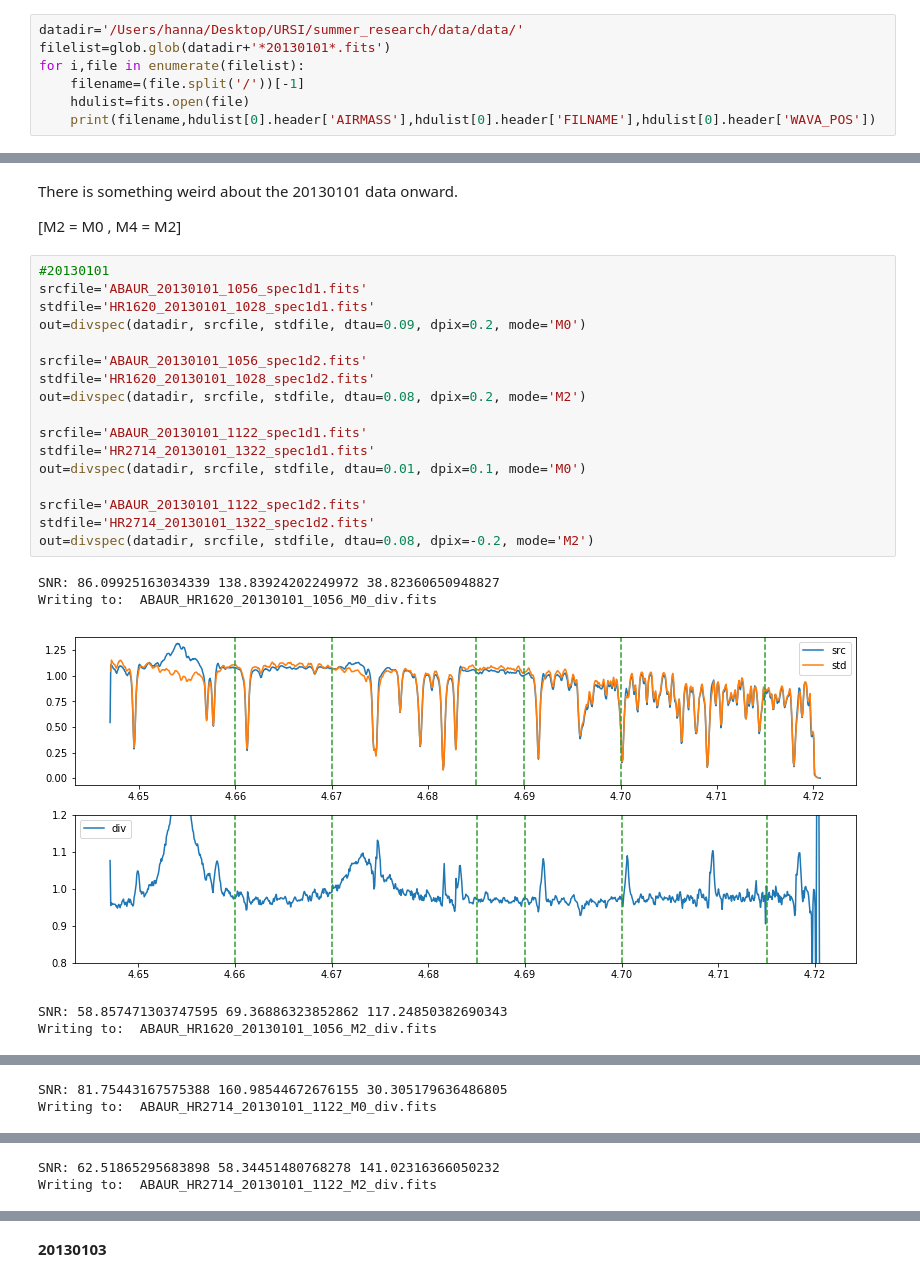
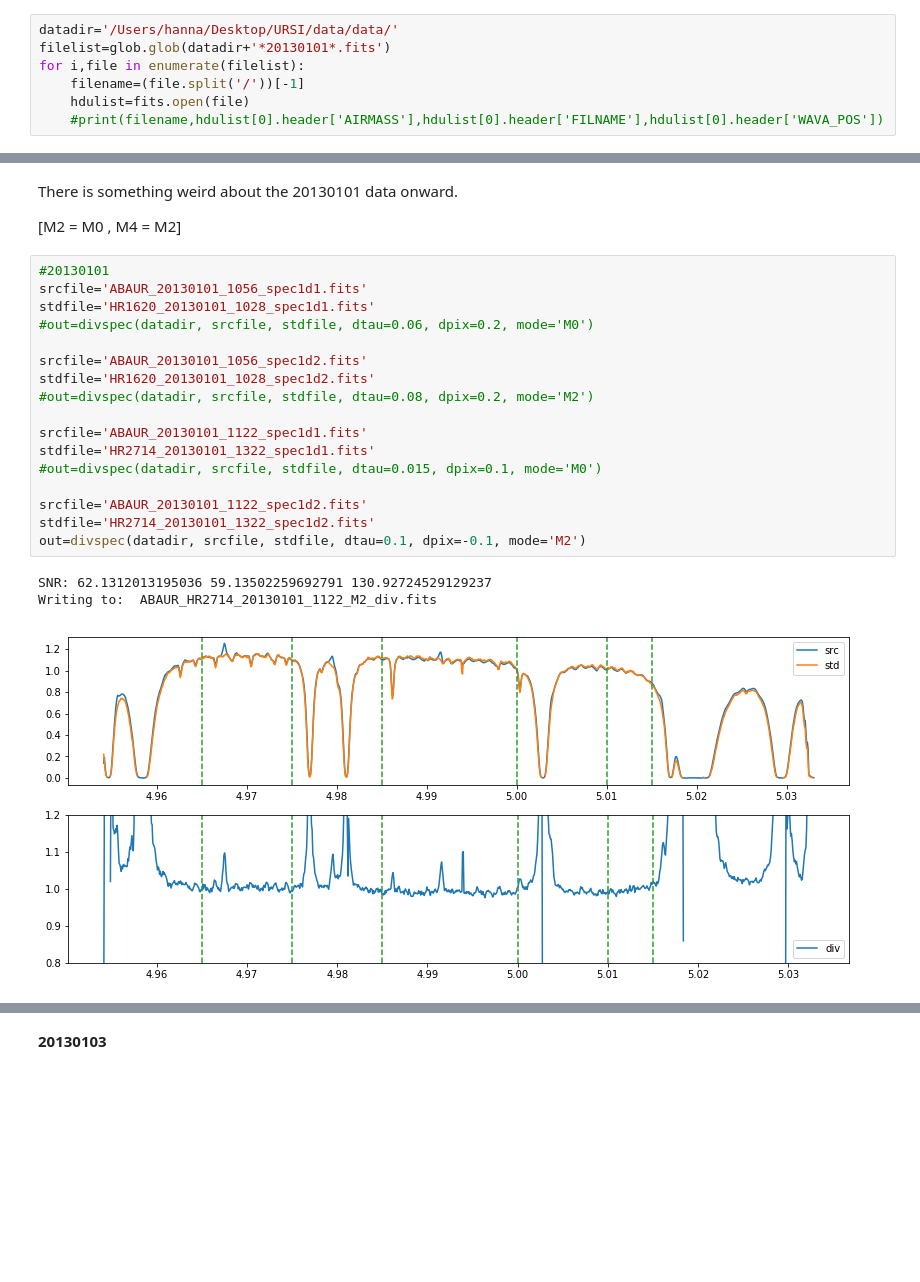
Before and after one commit to hanmars1822/summer_research, a Jupyter notebook: telluric_correction_abaur.ipynb, the cells around one changed output, grey strips where cells are left out. Drawn from its saved outputs; the diff is of its cells as text; blank space fills up the shorter version.

```diff
--- a/telluric_correction_abaur.ipynb
+++ b/telluric_correction_abaur.ipynb
@@ -199,9 +106,9 @@ Writing to:  ABAUR_HR4494_20121231_1120_M3_div.fits
 # %% [markdown]
 **20130101**
 # %%
-datadir='/Users/hanna/Desktop/URSI/summer_research/data/data/'
+datadir='/Users/hanna/Desktop/URSI/data/data/'
 filelist=glob.glob(datadir+'*20130101*.fits')
 for i,file in enumerate(filelist):
     filename=(file.split('/'))[-1]
     hdulist=fits.open(file)
-    print(filename,hdulist[0].header['AIRMASS'],hdulist[0].header['FILNAME'],hdulist[0].header['WAVA_POS'])
+    #print(filename,hdulist[0].header['AIRMASS'],hdulist[0].header['FILNAME'],hdulist[0].header['WAVA_POS'])
@@ -230,23 +119,21 @@ There is something weird about the 20130101 data onward.
 # %%
 #20130101
 srcfile='ABAUR_20130101_1056_spec1d1.fits'
 stdfile='HR1620_20130101_1028_spec1d1.fits'
-out=divspec(datadir, srcfile, stdfile, dtau=0.09, dpix=0.2, mode='M0')
+#out=divspec(datadir, srcfile, stdfile, dtau=0.06, dpix=0.2, mode='M0')
 
 srcfile='ABAUR_20130101_1056_spec1d2.fits'
 stdfile='HR1620_20130101_1028_spec1d2.fits'
-out=divspec(datadir, srcfile, stdfile, dtau=0.08, dpix=0.2, mode='M2')
+#out=divspec(datadir, srcfile, stdfile, dtau=0.08, dpix=0.2, mode='M2')
 
 srcfile='ABAUR_20130101_1122_spec1d1.fits'
 stdfile='HR2714_20130101_1322_spec1d1.fits'
-out=divspec(datadir, srcfile, stdfile, dtau=0.01, dpix=0.1, mode='M0')
+#out=divspec(datadir, srcfile, stdfile, dtau=0.015, dpix=0.1, mode='M0')
 
 srcfile='ABAUR_20130101_1122_spec1d2.fits'
 stdfile='HR2714_20130101_1322_spec1d2.fits'
-out=divspec(datadir, srcfile, stdfile, dtau=0.08, dpix=-0.2, mode='M2')
+out=divspec(datadir, srcfile, stdfile, dtau=0.1, dpix=-0.1, mode='M2')
 # %% [output]
-SNR: 86.09925163034339 138.83924202249972 38.82360650948827
-Writing to:  ABAUR_HR1620_20130101_1056_M0_div.fits
+SNR: 62.1312013195036 59.13502259692791 130.92724529129237
+Writing to:  ABAUR_HR2714_20130101_1122_M2_div.fits
-[figure, old version]
+[figure, new version]
-SNR: 58.857471303747595 69.36886323852862 117.24850382690343
-Writing to:  ABAUR_HR1620_20130101_1056_M2_div.fits
@@ -254,2 +139,0 @@ Writing to:  ABAUR_HR1620_20130101_1056_M2_div.fits
-SNR: 81.75443167575388 160.98544672676155 30.305179636486805
-Writing to:  ABAUR_HR2714_20130101_1122_M0_div.fits
@@ -257,2 +139,0 @@ Writing to:  ABAUR_HR2714_20130101_1122_M0_div.fits
-SNR: 62.51865295683898 58.34451480768278 141.02316366050232
-Writing to:  ABAUR_HR2714_20130101_1122_M2_div.fits
```
Also changed, not shown: parts of 19 cells of this notebook, 2 other files.
